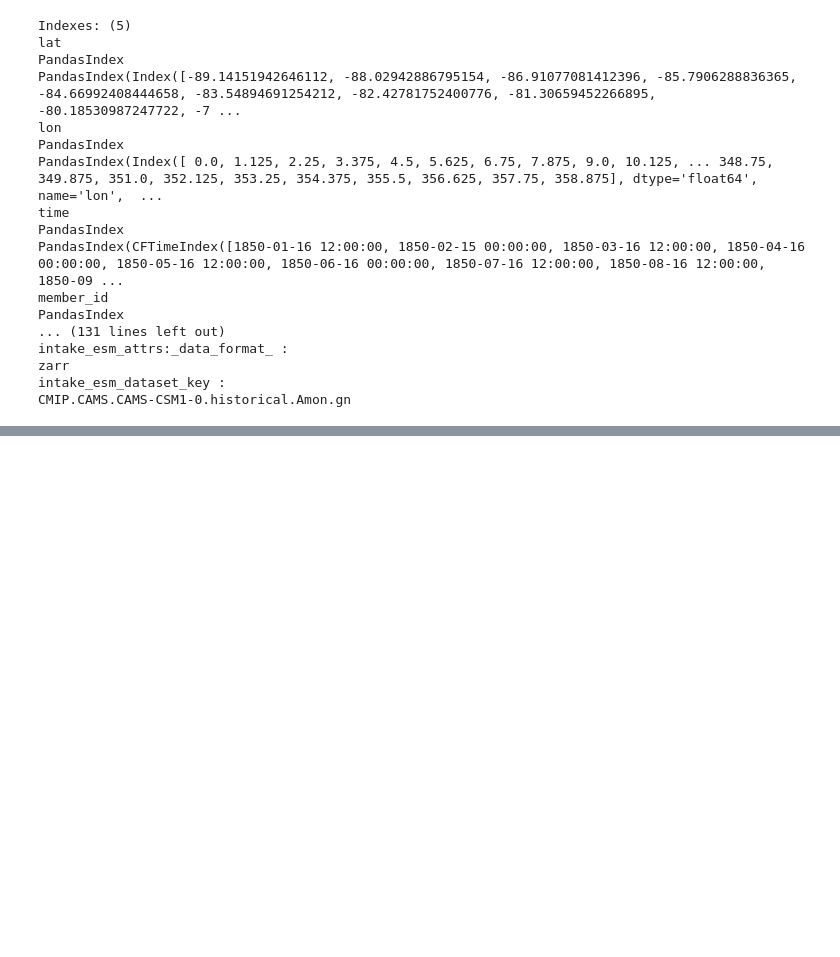
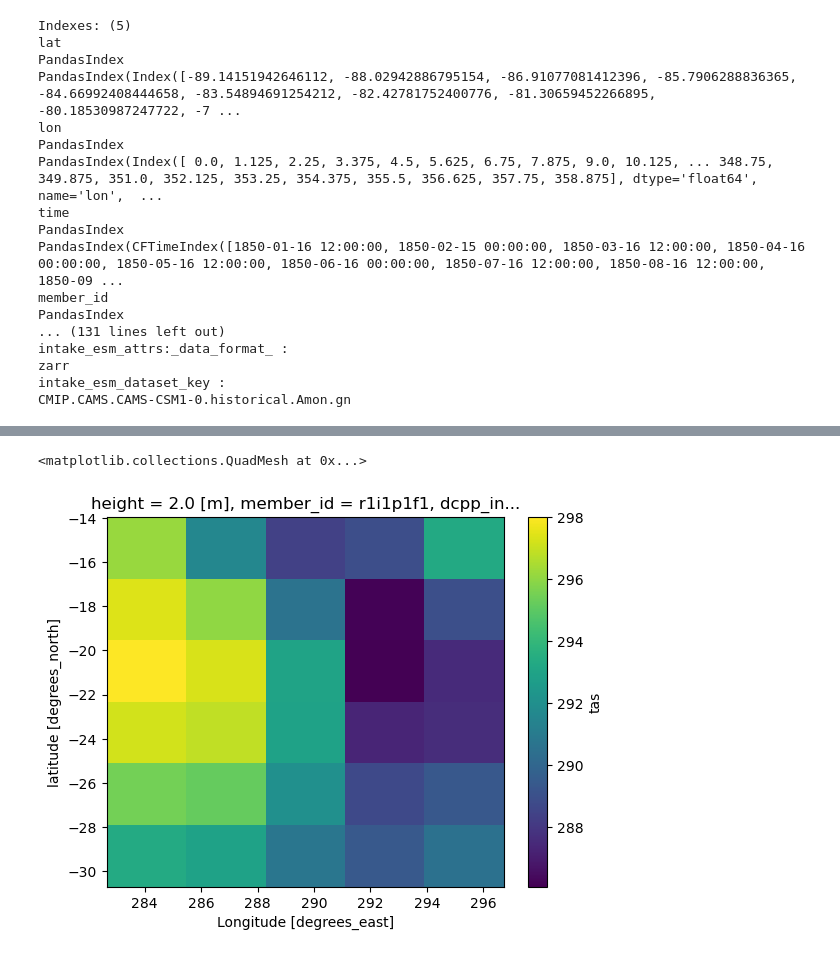
Before and after one commit to cc11223344556677/Computational-Meteorology-Exercises, a Jupyter notebook: project_simon.ipynb, the cells around one changed output, grey strips where cells are left out. Cells and saved outputs as stored; diff of their text form; code cells hidden in the pictures; blank space fills up the shorter version.

```diff
--- a/project_simon.ipynb
+++ b/project_simon.ipynb
@@ -246,0 +360,6 @@ array([-89.14151943, -88.02942887, -86.91077081, -85.79062888,
+# %%
+a = curr_ds["tas"].sel({"lat":d_lat_vals,"lon":d_long_vals}).mean("time")
+a.plot()
+# %% [output]
+<matplotlib.collections.QuadMesh at 0x...>
+[figure, added]
```
Also changed, not shown: parts of 20 cells of this notebook, 1 other file.
